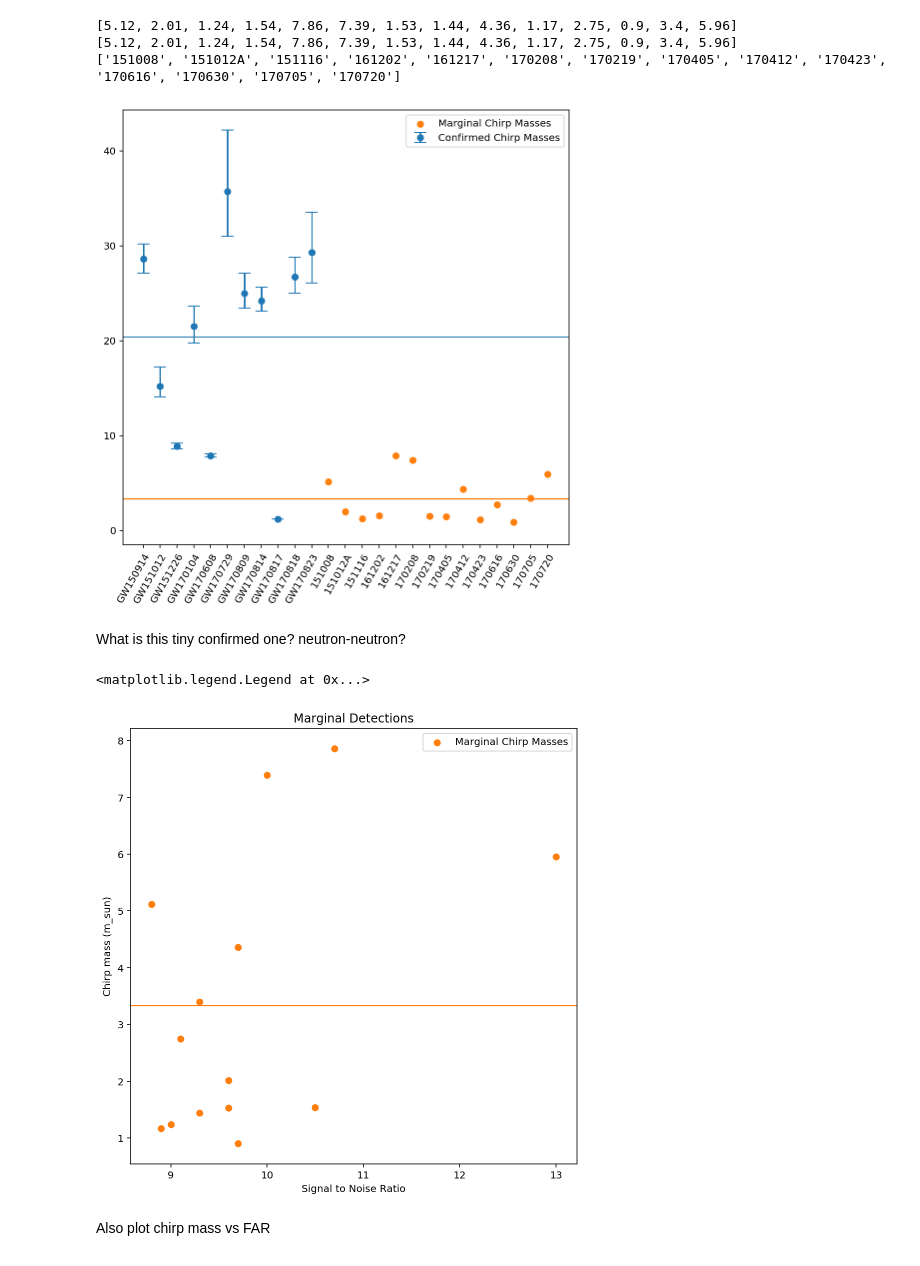
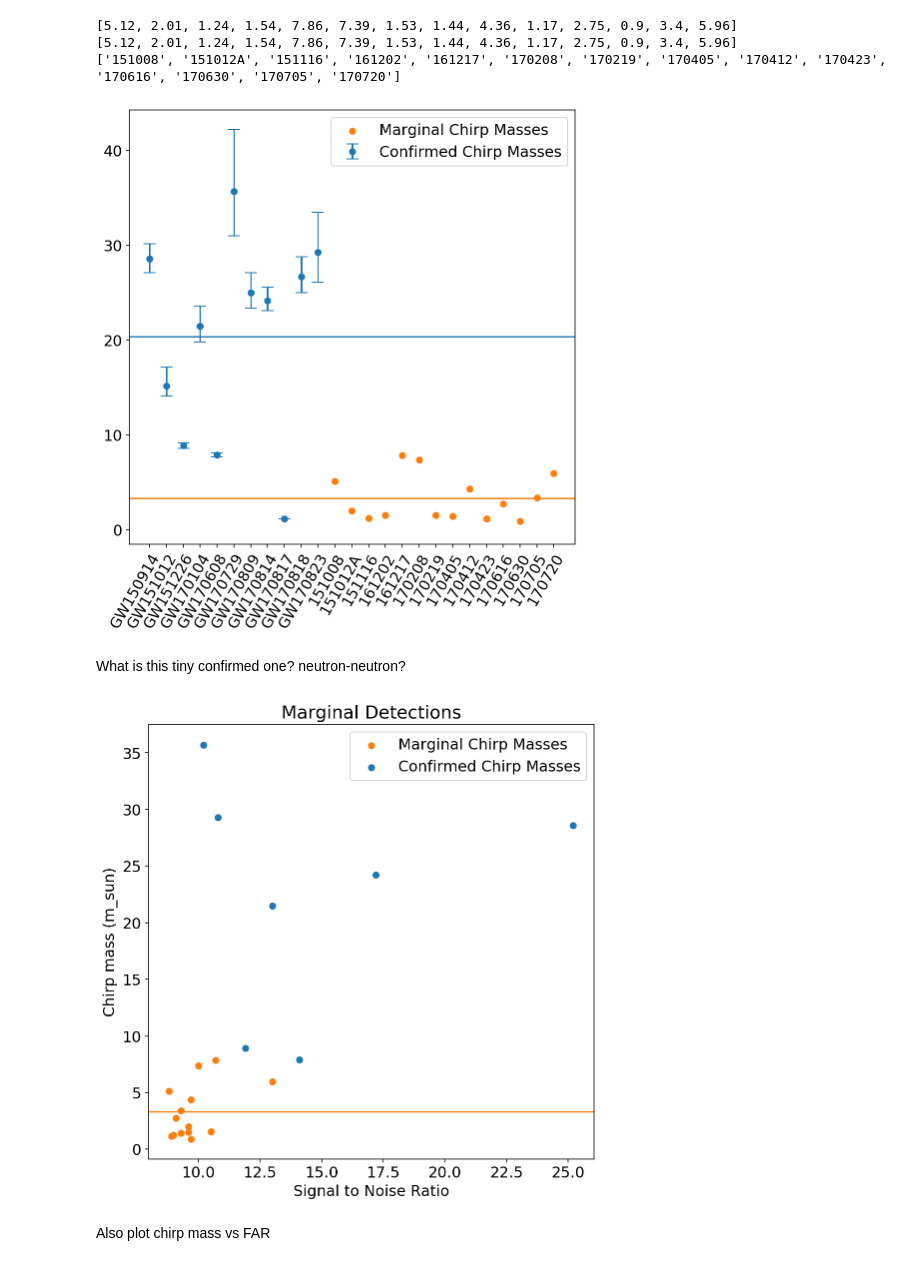
Before and after one commit to charlotteolsen/astrostats_GWproject, a Jupyter notebook: GW_project_massplots.ipynb, the cells around one changed output. Cells and saved outputs as stored; diff of their text form; code cells hidden in the pictures.

Commit message:
Read in new parameters and initial plots

```diff
--- a/GW_project_massplots.ipynb
+++ b/GW_project_massplots.ipynb
@@ -39,6 +42,9 @@ sm = csv_confirmed['Secondary mass (M_sun)']
 cm = csv_confirmed['chirp mass (M_sun)']
 fm = csv_confirmed['Final mass (M_sun)']
 events = csv_confirmed['Event']
+snr1 = csv_confirmed['Network SNR cWB']
+snr2 = csv_confirmed['Network SNR gstLAL']
+snr3 = csv_confirmed['Network SNR PyCBC']
 
 print(pm.values)
 #print(sm)
@@ -153,3 +159,32 @@ print(c_dnerr)
 [28.6, 15.2, 8.9, 21.5, 7.9, 35.7, 25.0, 24.2, 1.186, 26.7, 29.3]
 [1.6, 2.0, 0.3, 2.1, 0.2, 6.5, 2.1, 1.4, 0.001, 2.1, 4.2]
 [1.5, 1.1, 0.3, 1.7, 0.2, 4.7, 1.6, 1.1, 0.001, 1.7, 3.2]
+# %%
+snr1_conf = []
+
+for i in range(len(snr1.values)):
+    snr = np.float(snr1.values[i])
+    snr1_conf.append(snr)
+    print(snr1.values[i])
+
+print(snr1_conf)
+
+
+snr2_conf = []
+
+for i in range(len(snr2.values)):
+    snr = np.float(snr2.values[i])
+    snr2_conf.append(snr)
+    print(snr2.values[i])
+
+print(snr2_conf)
+
+
+snr3_conf = []
+
+for i in range(len(snr3.values)):
+    snr = np.float(snr3.values[i])
+    snr3_conf.append(snr)
+    print(snr3.values[i])
+
+print(snr3_conf)
@@ -157,9 +210,10 @@ print(c_dnerr)
 f_mass = []
 f_uperr = []
 f_dnerr = []
-print(fm)
+#print(fm)
 for i in range(len(fm.values)):
     if '≤' not in fm.values[i]:
+        print(fm.values[i])
         mass = fm.values[i].split('+')[0]    #np.float(fm.values[i].split('+≤')[0])
         f_mass.append(mass)
         errors = fm.values[i].split('+')[1]
@@ -174,7 +228,7 @@ for i in range(len(fm.values)):
         f_mass.append(mass)
         errup = np.float(0)
         f_uperr.append(errup)
-        errdown = np.float(999)  ## Filler value to show that it is unbounded on the lower value....
+        errdown = np.float(999.0)  ## Filler value to show that it is unbounded on the lower value....
         f_dnerr.append(errdown)
 
 
@@ -347,28 +402,28 @@ ax.legend()
 plt.setp(ax.get_xticklabels(), rotation=60, ha="right",
          rotation_mode="anchor");
 # %% [output]
-[figure, old version]
+[figure, new version]
 # %% [markdown]
 What is this tiny confirmed one? neutron-neutron?
 # %%
 fig, ax = plt.subplots(figsize = (8,8))
 #ax.errorbar(eventlist,c_mass, yerr = (c_dnerr,c_uperr), label = 'Confirmed Chirp Masses',
 #            linestyle = '', capsize = 6, marker = 'o')
 ax.scatter(mg_snr,mg_mass, label = 'Marginal Chirp Masses', marker = 'o', color = 'C1')
+ax.scatter(snr1_conf,c_mass, label = 'Confirmed Chirp Masses', marker = 'o', color = 'C0')
 
 #ax.axhline(c_ave, color = 'C0')
 ax.axhline(mg_ave, color = 'C1')
 
 plt.xlabel('Signal to Noise Ratio')
 plt.ylabel('Chirp mass (m_sun)')
 plt.title('Marginal Detections')
 
 
 
-ax.legend()
+ax.legend(frameon=True);
 # %% [output]
-<matplotlib.legend.Legend at 0x...>
-[figure, old version]
+[figure, new version]
 # %% [markdown]
 Also plot chirp mass vs FAR
 # %% [markdown]
```
Also changed, not shown: parts of 7 cells of this notebook.
